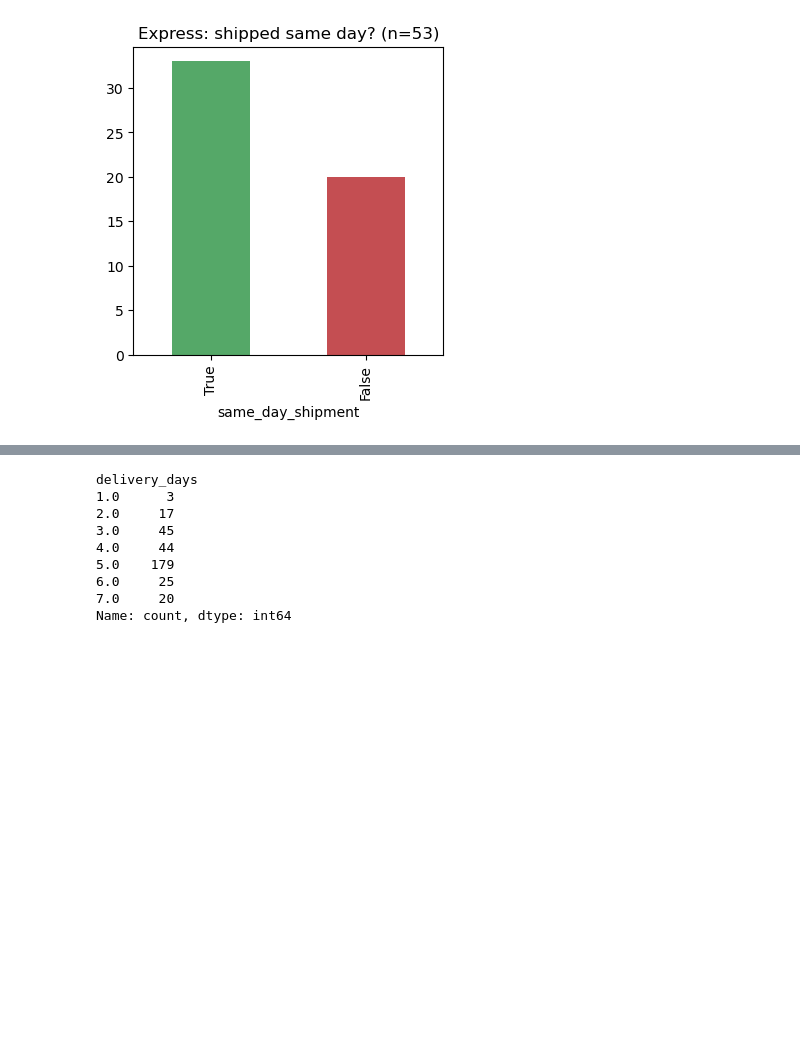
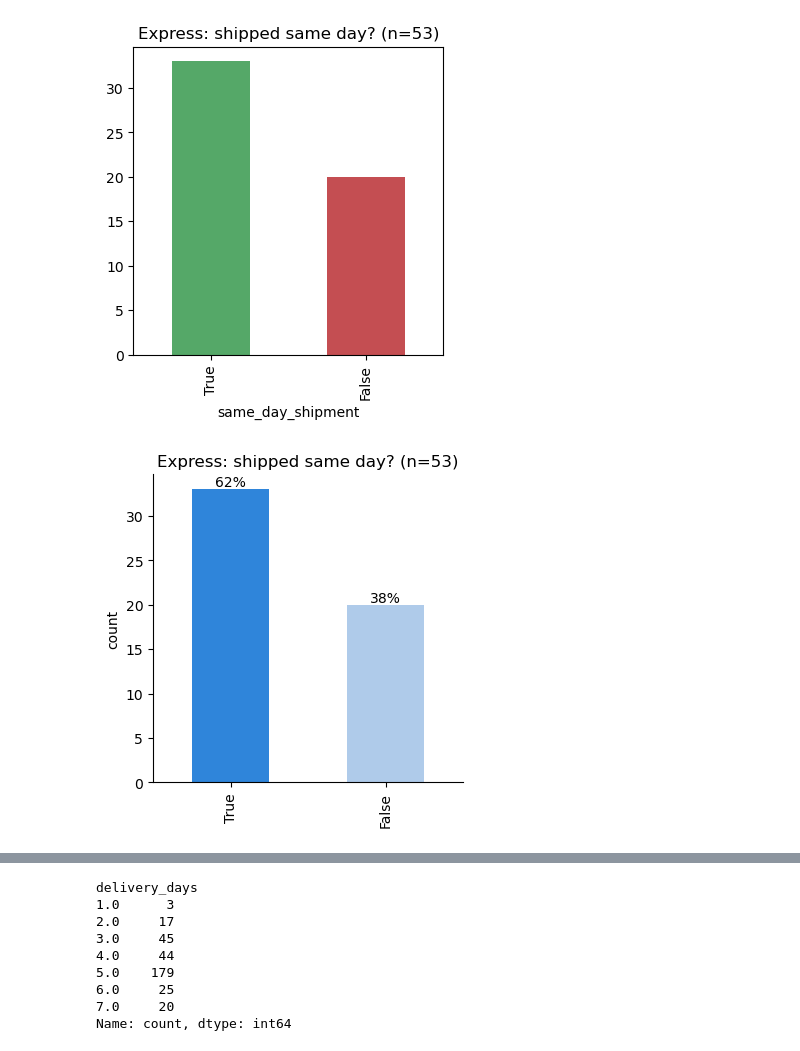
Before and after one commit to aparna2382/muesli_project, a Jupyter notebook: muesli.ipynb, the cells around one changed output, grey strips where cells are left out. Saved outputs shown, nothing was run; the diff lists cells and outputs as text; code cells hidden in the pictures; blank space fills up the shorter version.

```diff
--- a/muesli.ipynb
+++ b/muesli.ipynb
@@ -538,7 +552,7 @@ df['order_day_of_the_week'] = df['order_date'].dt.day_name()
 df['process_day_of_the_week'] = df['ready_to_ship_date'].dt.day_name()
 df.head()
 df[df['ready_to_ship_date'] == '2020-11-20 00:00:00'].head()
-df['on_track_day_of_the_week'] = df['on_truck_scan_date'].dt.day_name()
+df['on_truck_day_of_the_week'] = df['on_truck_scan_date'].dt.day_name()
 df['process_to_shipment_days'] = (df['on_truck_scan_date'] - df['ready_to_ship_date']).dt.days
 df['delivery_days'] = (df['arrival_scan_date'] - df['on_truck_scan_date']).dt.days
 df['lead_time'] = (df['arrival_scan_date'] - df['order_date']).dt.days
@@ -689,3 +725,23 @@ express_df['same_day_shipment'].value_counts().plot(kind='bar', ax=ax, color=['#
 ax.set_title(f'Express: shipped same day? (n={len(express_df)})');
 # %% [output]
 [figure]
+# %%
+counts = express_df['same_day_shipment'].value_counts()
+percentages = counts / counts.sum() * 100
+
+color_map = {True: '#2F85DA', False: '#AFCBEA'}  # strong blue = shipped same day, light blue = did not
+bar_colors = [color_map[idx] for idx in counts.index]
+
+fig, ax = plt.subplots(figsize=(4, 4))
+counts.plot(kind='bar', ax=ax, color=bar_colors)
+ax.set_title(f'Express: shipped same day? (n={len(express_df)})')
+ax.set_xlabel('')
+ax.set_ylabel('count')
+
+for bar, pct in zip(ax.patches, percentages):
+    ax.text(bar.get_x() + bar.get_width() / 2, bar.get_height(),
+             f'{pct:.0f}%', ha='center', va='bottom')
+
+sns.despine()
+# %% [output]
+[figure, added]
```
Also changed, not shown: parts of 32 cells of this notebook, 3 other files.
